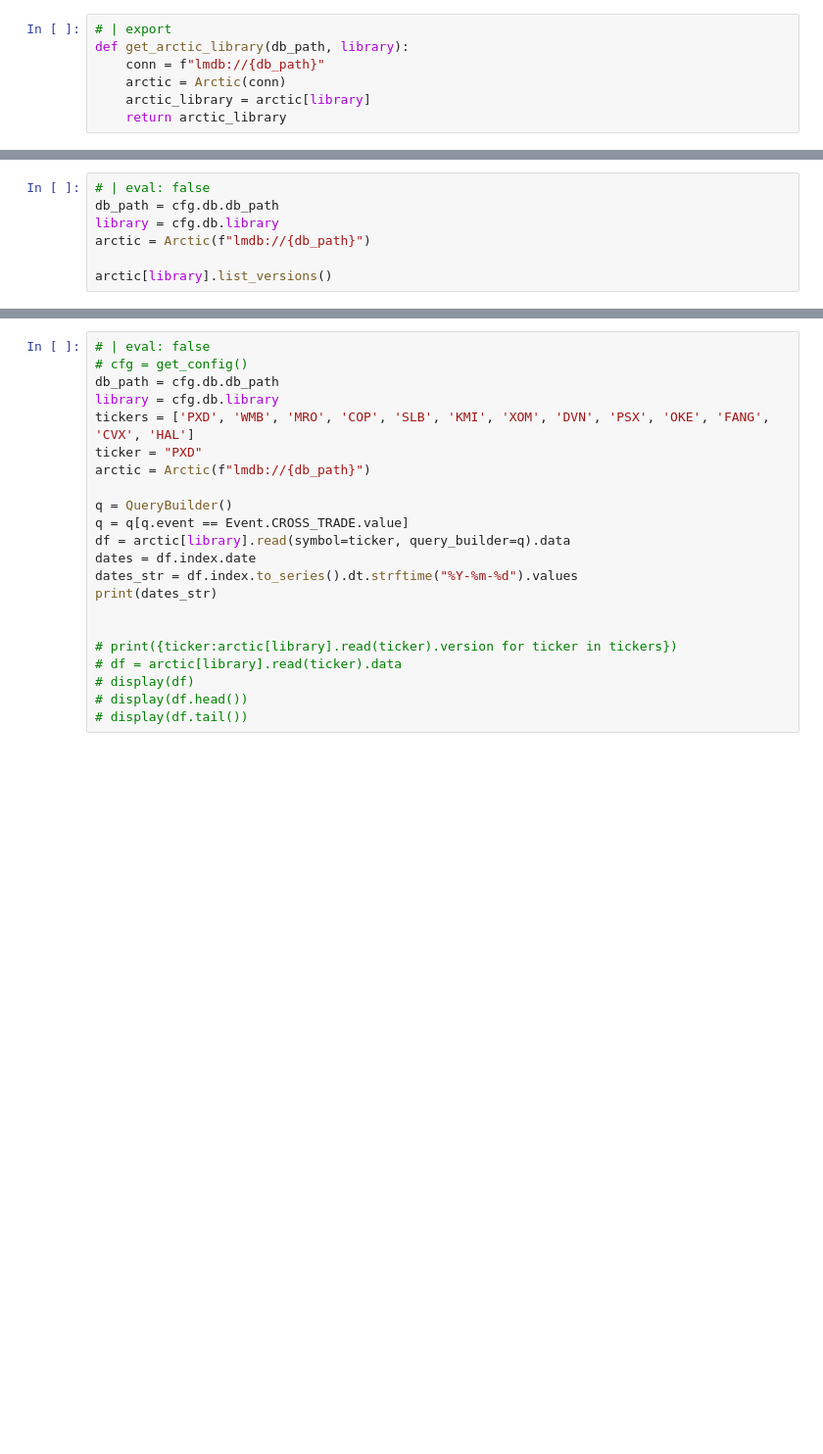
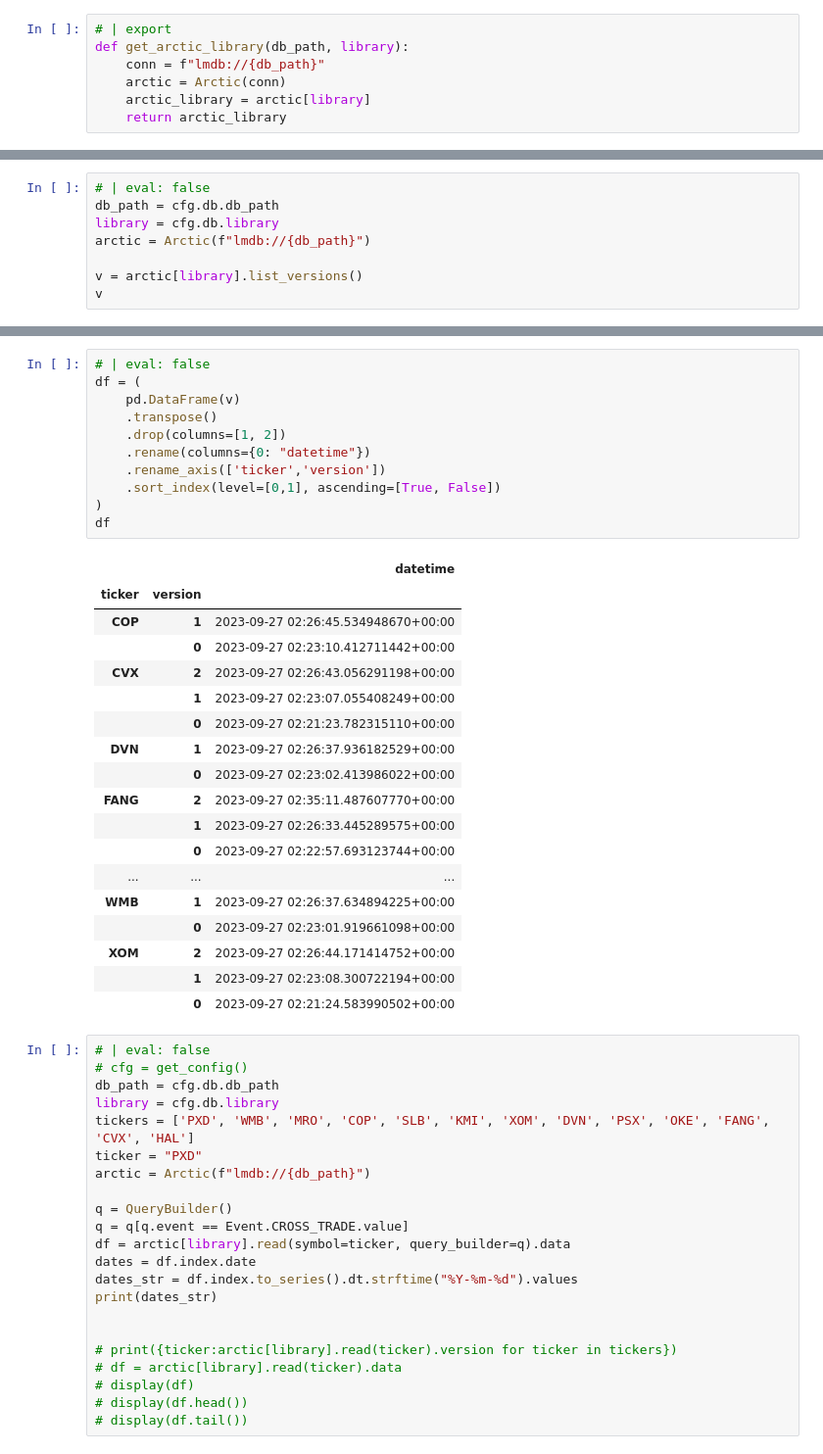
Before and after one commit to n-petit/lobster-tools, a Jupyter notebook: notebooks/07_arctic.ipynb, the cells around one changed output, grey strips where cells are left out. Shown: that part at 98% size. Cells and saved outputs as stored; diff of their text form; blank space fills up the shorter version.

```diff
--- a/notebooks/07_arctic.ipynb
+++ b/notebooks/07_arctic.ipynb
@@ -513,4 +1103,5 @@ db_path = cfg.db.db_path
 library = cfg.db.library
 arctic = Arctic(f"lmdb://{db_path}")
 
-arctic[library].list_versions()
+v = arctic[library].list_versions()
+v
@@ -517,3 +1126,33 @@ arctic[library].list_versions()
+# %%
+# | eval: false
+df = (
+    pd.DataFrame(v)
+    .transpose()
+    .drop(columns=[1, 2])
+    .rename(columns={0: "datetime"})
+    .rename_axis(['ticker','version'])
+    .sort_index(level=[0,1], ascending=[True, False])
+)
+df
+# %% [output]
+|  |  | datetime |
+| ticker | version |  |
+| COP | 1 | 2023-09-27 02:26:45.534948670+00:00 |
+|  | 0 | 2023-09-27 02:23:10.412711442+00:00 |
+| CVX | 2 | 2023-09-27 02:26:43.056291198+00:00 |
+|  | 1 | 2023-09-27 02:23:07.055408249+00:00 |
+|  | 0 | 2023-09-27 02:21:23.782315110+00:00 |
+| DVN | 1 | 2023-09-27 02:26:37.936182529+00:00 |
+|  | 0 | 2023-09-27 02:23:02.413986022+00:00 |
+| FANG | 2 | 2023-09-27 02:35:11.487607770+00:00 |
+|  | 1 | 2023-09-27 02:26:33.445289575+00:00 |
+|  | 0 | 2023-09-27 02:22:57.693123744+00:00 |
+| ... | ... | ... |
+| WMB | 1 | 2023-09-27 02:26:37.634894225+00:00 |
+|  | 0 | 2023-09-27 02:23:01.919661098+00:00 |
+| XOM | 2 | 2023-09-27 02:26:44.171414752+00:00 |
+|  | 1 | 2023-09-27 02:23:08.300722194+00:00 |
+|  | 0 | 2023-09-27 02:21:24.583990502+00:00 |
 # %%
 # | eval: false
 # cfg = get_config()
```
Also changed, not shown: parts of 12 cells of this notebook, 2 other files.
